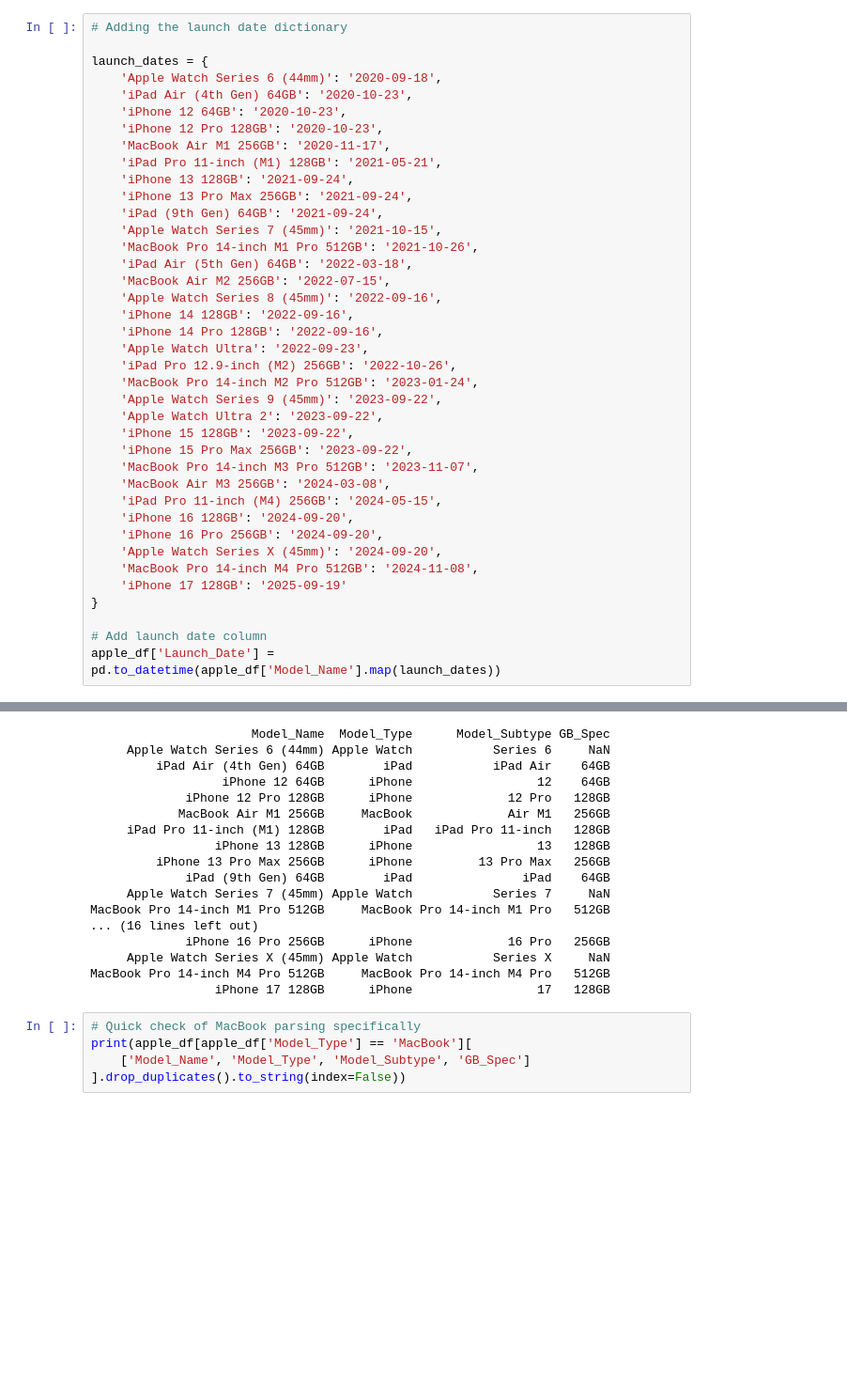
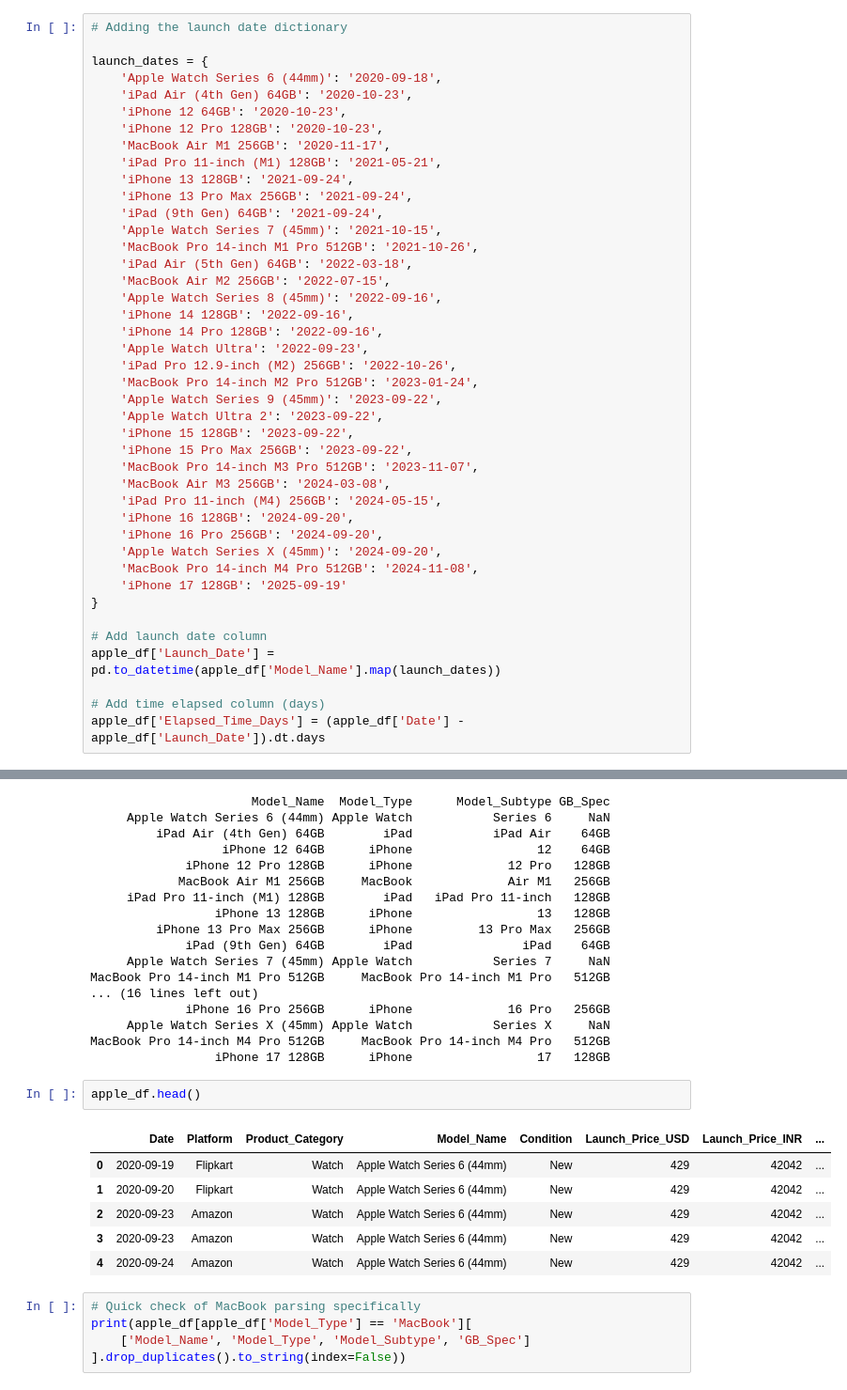
Before and after one commit to katyagz/DataScience_MMAI, a Jupyter notebook: EDA_Apple2020-2026.ipynb, the cells around one changed output, grey strips where cells are left out. Shown at 94% size. Cells and saved outputs as stored; diff of their text form; blank space fills up the shorter version.

Commit message:
Added time elapsed

```diff
--- a/EDA_Apple2020-2026.ipynb
+++ b/EDA_Apple2020-2026.ipynb
@@ -150,6 +150,9 @@ launch_dates = {
 
 # Add launch date column
 apple_df['Launch_Date'] = pd.to_datetime(apple_df['Model_Name'].map(launch_dates))
+
+# Add time elapsed column (days)
+apple_df['Elapsed_Time_Days'] = (apple_df['Date'] - apple_df['Launch_Date']).dt.days
 # %%
 # Parsing the model name to extract model type, subtype, and GB spec
 
@@ -246,6 +249,15 @@ MacBook Pro 14-inch M1 Pro 512GB     MacBook Pro 14-inch M1 Pro   512GB
      Apple Watch Series X (45mm) Apple Watch           Series X     NaN
 MacBook Pro 14-inch M4 Pro 512GB     MacBook Pro 14-inch M4 Pro   512GB
                  iPhone 17 128GB      iPhone                 17   128GB
+# %%
+apple_df.head()
+# %% [output]
+|  | Date | Platform | Product_Category | Model_Name | Condition | Launch_Price_USD | Launch_Price_INR | ... |
+| 0 | 2020-09-19 | Flipkart | Watch | Apple Watch Series 6 (44mm) | New | 429 | 42042 | ... |
+| 1 | 2020-09-20 | Flipkart | Watch | Apple Watch Series 6 (44mm) | New | 429 | 42042 | ... |
+| 2 | 2020-09-23 | Amazon | Watch | Apple Watch Series 6 (44mm) | New | 429 | 42042 | ... |
+| 3 | 2020-09-23 | Amazon | Watch | Apple Watch Series 6 (44mm) | New | 429 | 42042 | ... |
+| 4 | 2020-09-24 | Amazon | Watch | Apple Watch Series 6 (44mm) | New | 429 | 42042 | ... |
 # %%
 # Quick check of MacBook parsing specifically
 print(apple_df[apple_df['Model_Type'] == 'MacBook'][
```
